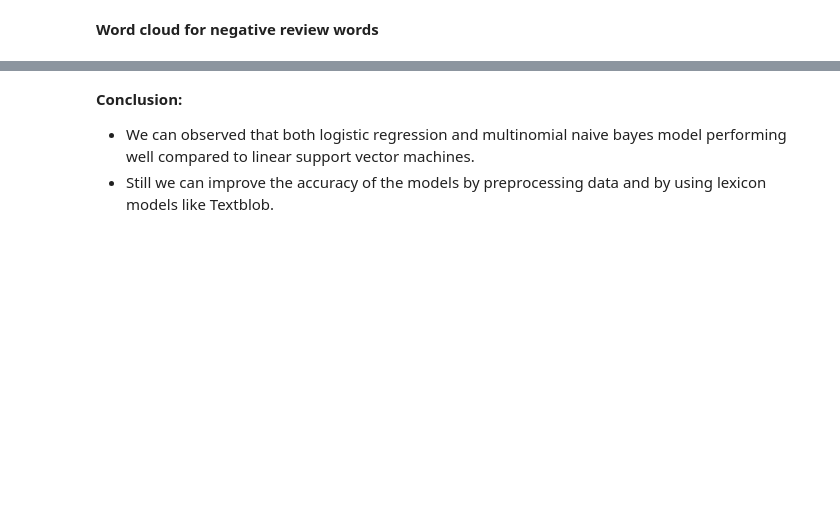
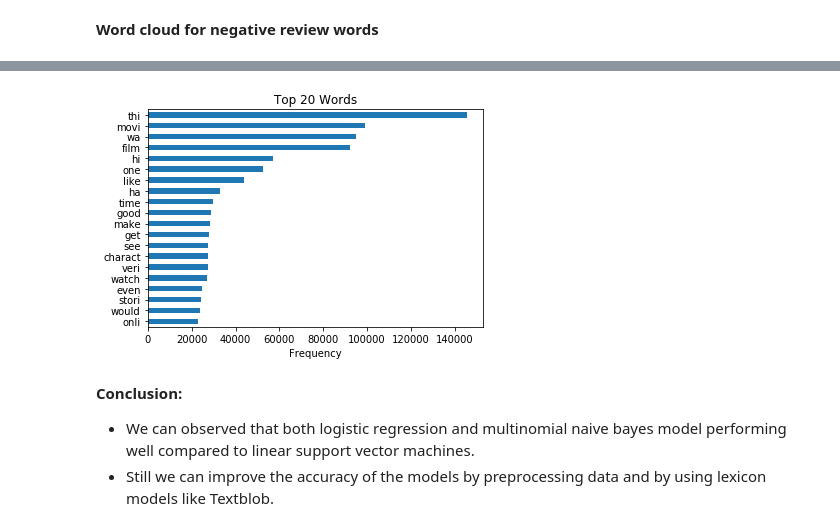
Before and after one commit to kbdharun/ML-Lab, a Jupyter notebook: Lab6/NBC-sentiment-analysis-IMDB.ipynb, the cells around one changed output, grey strips where cells are left out. Saved outputs shown, nothing was run; the diff lists cells and outputs as text; code cells hidden in the pictures; blank space fills up the shorter version.

```diff
--- a/Lab6/NBC-sentiment-analysis-IMDB.ipynb
+++ b/Lab6/NBC-sentiment-analysis-IMDB.ipynb
@@ -563,3 +608,17 @@ plt.show
+# %%
+words = nltk.word_tokenize(" ".join(imdb_data['review'].values.tolist()))
+word_freq = Counter(words)
+
+words_df = pd.DataFrame.from_dict(word_freq, orient='index', columns=['Frequency'])
+top_words = words_df.sort_values(by='Frequency', ascending=False).head(20)
+
+top_words.plot(kind='barh', legend=False)
+plt.xlabel('Frequency')
+plt.title('Top 20 Words')
+plt.gca().invert_yaxis()
+plt.show()
+# %% [output]
+[figure, added]
 # %% [markdown]
 **Conclusion:**
 * We can observed that both logistic regression and multinomial naive bayes model performing well compared to linear support vector  machines.
```
Also changed, not shown: parts of 12 cells of this notebook.
